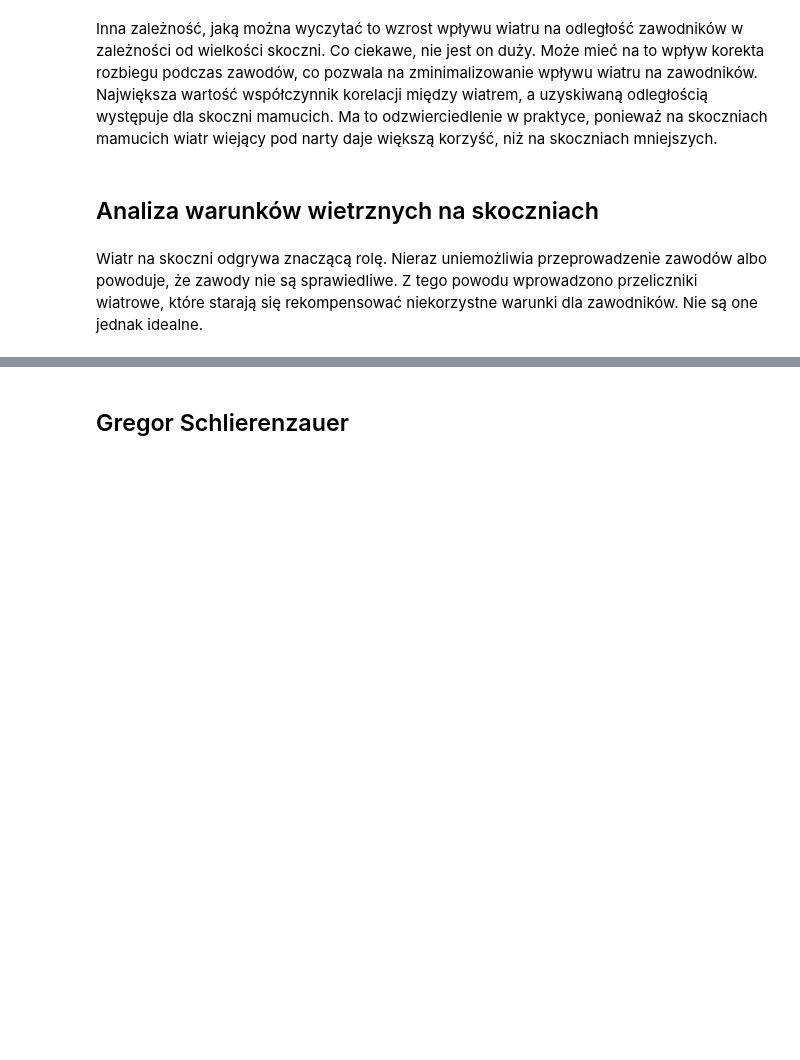
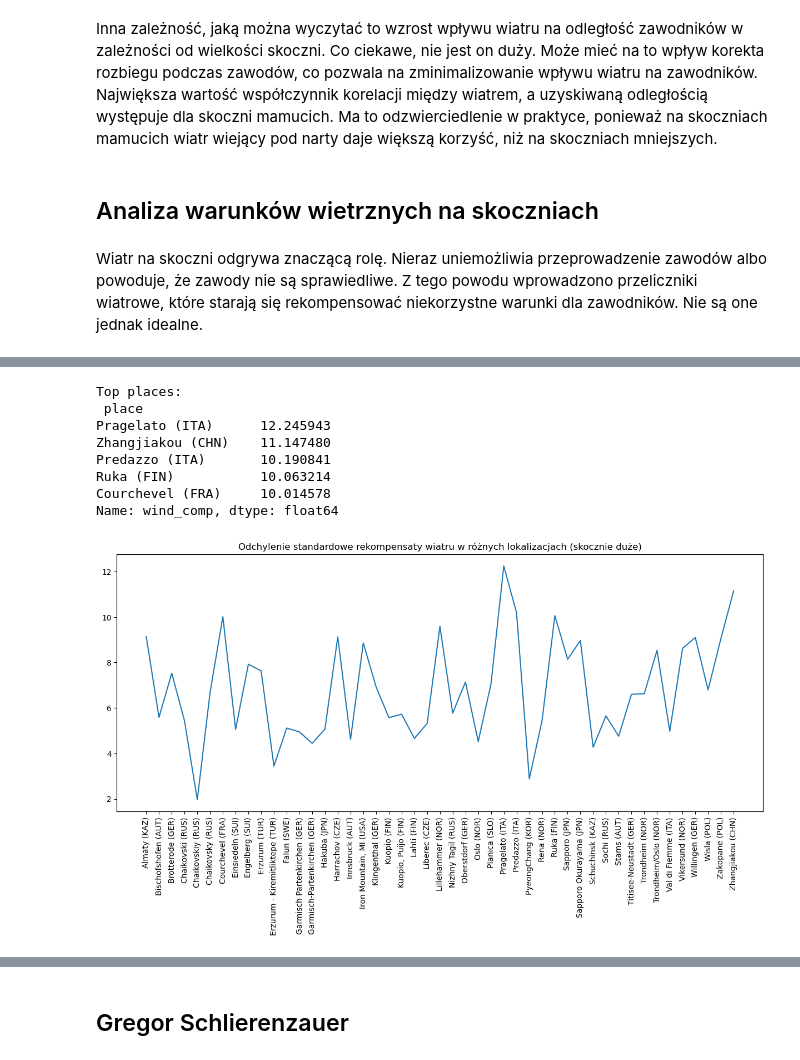
Before and after one commit to jakub-milasz/ski_jumping_analysis, a Jupyter notebook: ski_jumping.ipynb, the cells around one changed output, grey strips where cells are left out. Drawn from its saved outputs; the diff is of its cells as text; code cells hidden in the pictures; blank space fills up the shorter version.

```diff
--- a/ski_jumping.ipynb
+++ b/ski_jumping.ipynb
@@ -95,0 +113,12 @@ plt.show()
+# %%
+wind_analysis('duże')
+# %% [output]
+Top places:
+ place
+Pragelato (ITA)      12.245943
+Zhangjiakou (CHN)    11.147480
+Predazzo (ITA)       10.190841
+Ruka (FIN)           10.063214
+Courchevel (FRA)     10.014578
+Name: wind_comp, dtype: float64
+[figure, added]
```
Also changed, not shown: parts of 42 cells of this notebook, 3 other files.
